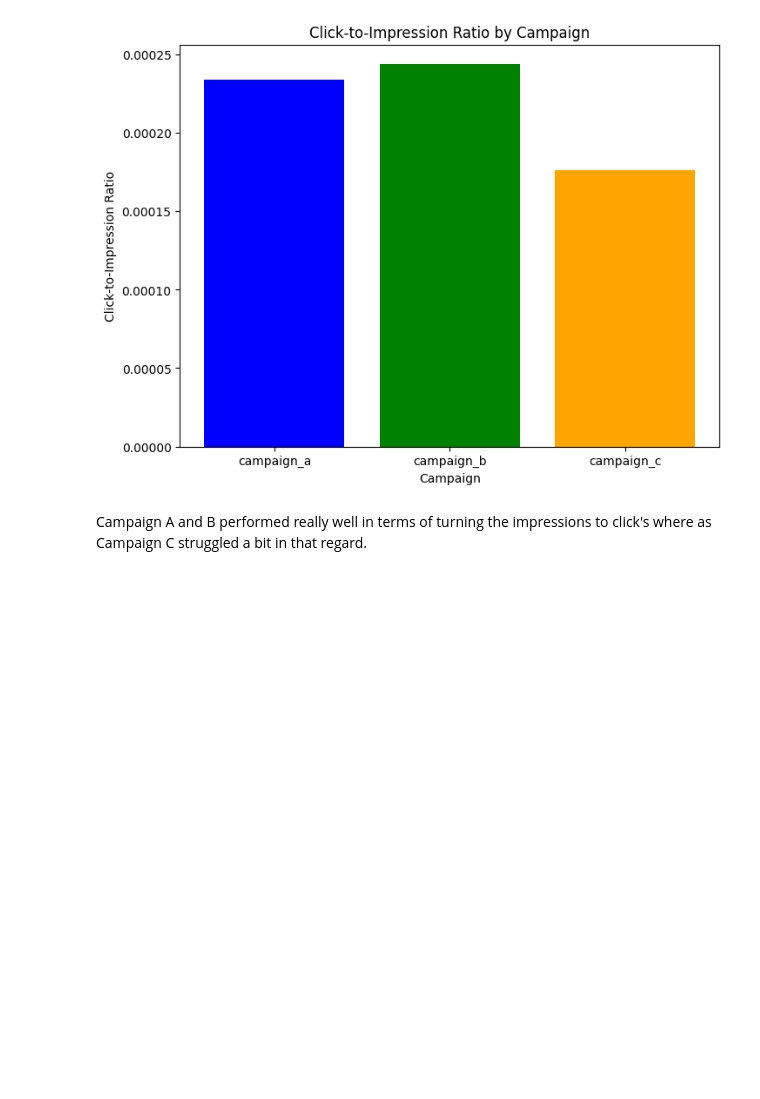
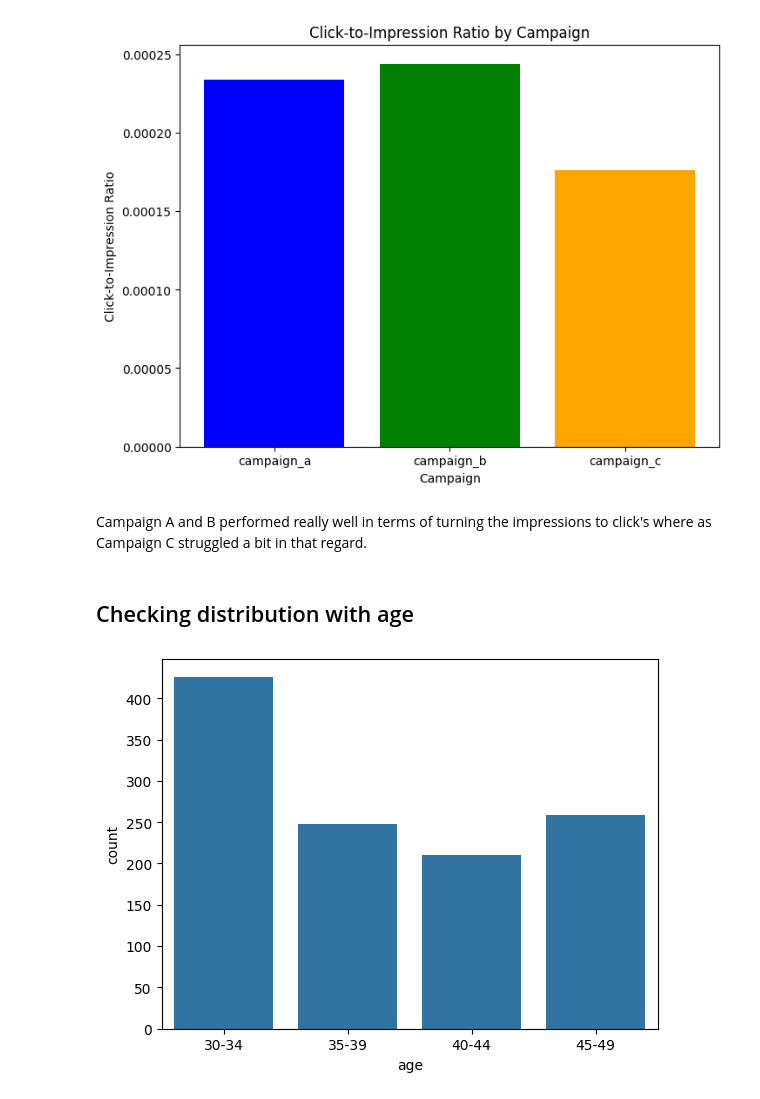
Before and after one commit to joela03/Marketing-EDA, a Jupyter notebook: marketing_eda.ipynb, the cells around one changed output. Saved outputs shown, nothing was run; the diff lists cells and outputs as text; code cells hidden in the pictures; blank space fills up the shorter version.

Commit message:
visualised the distribution of age overall and age for each campaign

```diff
--- a/marketing_eda.ipynb
+++ b/marketing_eda.ipynb
@@ -192,3 +194,11 @@ plt.show()
 [figure]
 # %% [markdown]
 Campaign A and B performed really well in terms of turning the impressions to click's where as Campaign C struggled a bit in that regard.
+# %% [markdown]
+## Checking distribution with age
+# %%
+# Show the overall age distribution for the ads
+sns.countplot(x = 'age', data = df)
+plt.show()
+# %% [output]
+[figure, added]
```
Also changed, not shown: parts of 5 cells of this notebook.
